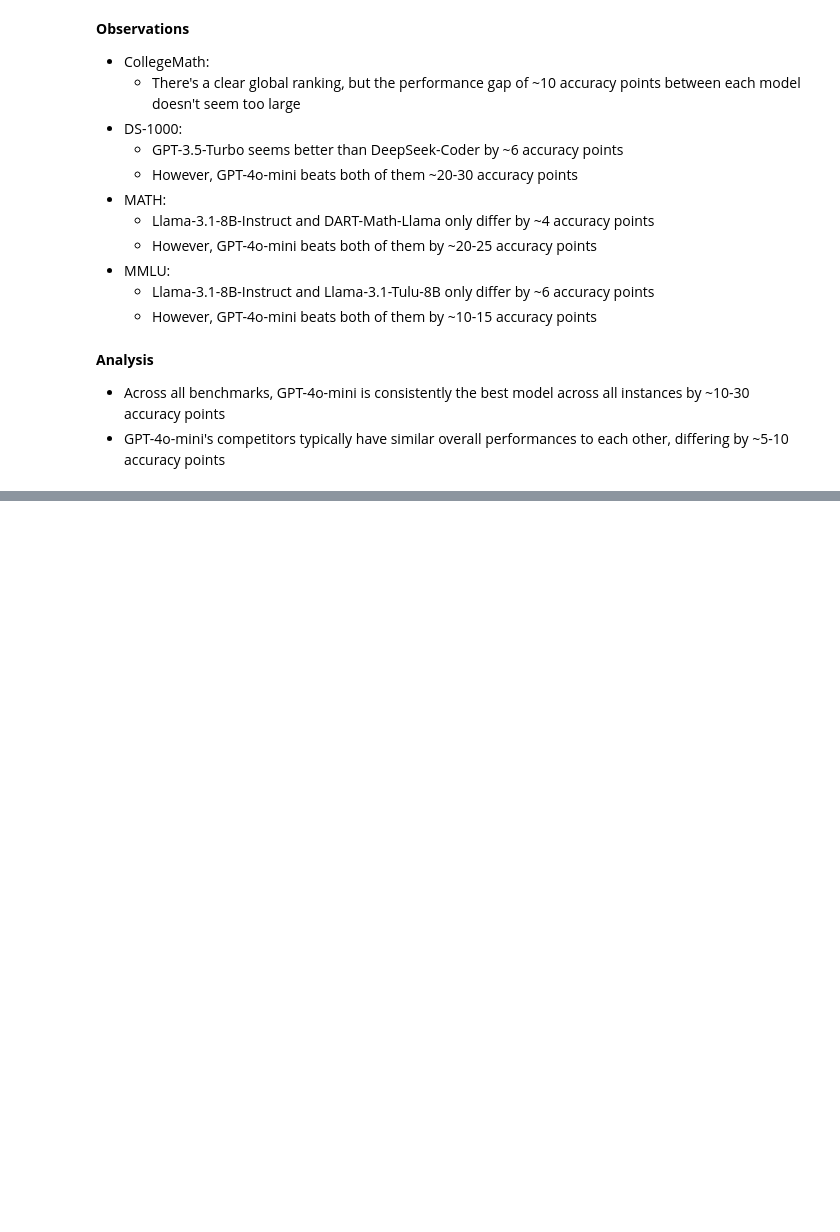
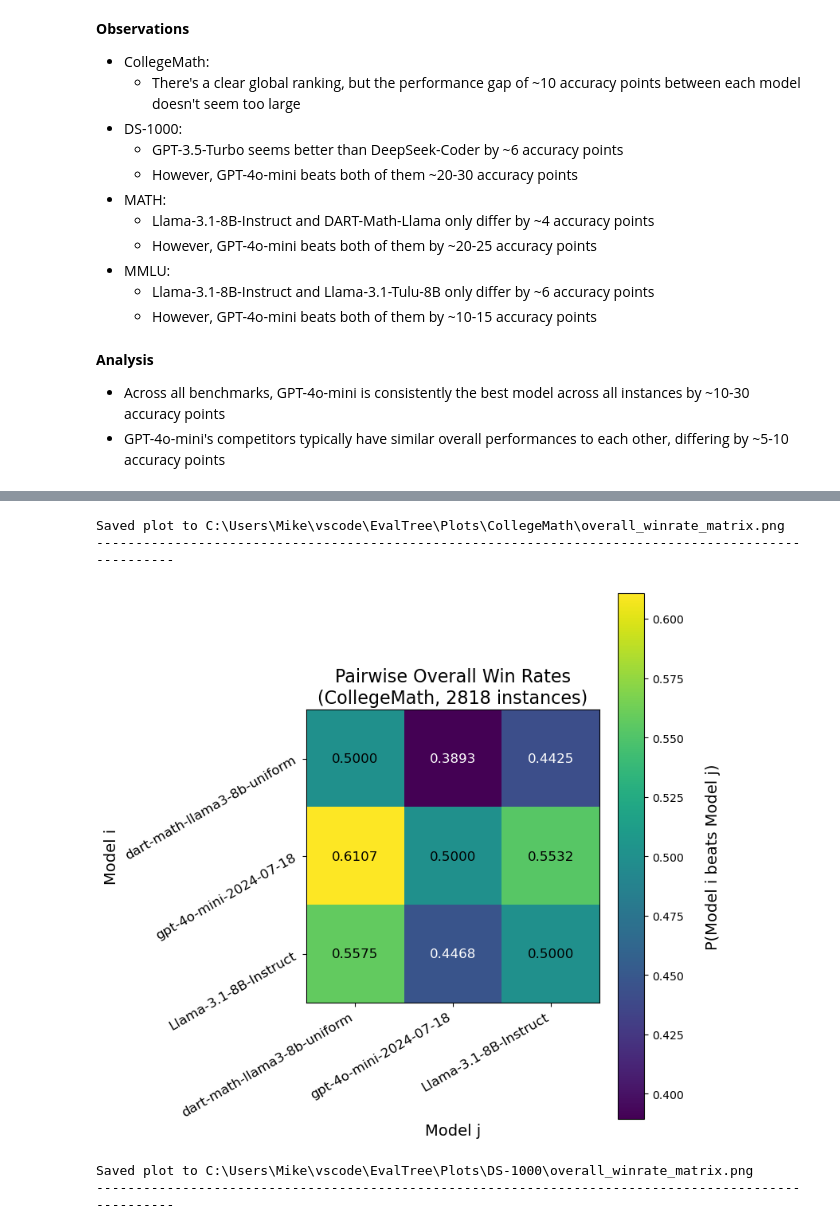
Before and after one commit to mpg05883/EvalTree, a Jupyter notebook: Notebooks/performance_analysis.ipynb, the cells around one changed output, grey strips where cells are left out. Cells and saved outputs as stored; diff of their text form; code cells hidden in the pictures; blank space fills up the shorter version.

Commit message:
Added overall win rate analysis

```diff
--- a/Notebooks/performance_analysis.ipynb
+++ b/Notebooks/performance_analysis.ipynb
@@ -286,0 +229,80 @@ FileNotFoundError: [Errno 2] No such file or directory: 'C:\\Users\\Mike\\vscode
+# %%
+figsize = (8, 8)
+label_rotation = 30
+annotation_fontsize = 12
+tick_fontsize = annotation_fontsize
+label_fontsize = 14
+title_fontsize = 16
+
+
+for dataset, df in dataset_to_df.items():
+    models, num_models = df.columns, len(df.columns)
+    winrate_matrix = np.zeros((num_models, num_models), dtype=float)
+    std_matrix = np.zeros((num_models, num_models), dtype=float)
+
+    # Compute pairwise win rates
+    for i, model_i in enumerate(models):
+        for j, model_j in enumerate(models):
+            scores_i, scores_j = df[model_i], df[model_j]
+            winrate_matrix[i, j] = (
+                0.5 if i == j else winrate(scores_i, scores_j, include_ties=True)
+            )
+
+    winrate_df = pd.DataFrame(winrate_matrix, index=models, columns=models)
+
+    plt.figure(figsize=figsize)
+    im = plt.imshow(winrate_df.values)
+
+    # Add text annotations with win rate
+    for i in range(num_models):
+        for j in range(num_models):
+            wr = winrate_df.values[i, j]
+            text_color = "white" if wr < 0.5 else "black"
+            plt.text(
+                j,
+                i,
+                f"{wr:.4f}",
+                ha="center",
+                va="center",
+                color=text_color,
+                fontsize=annotation_fontsize,
+            )
+
+    plt.tick_params(axis="both", labelsize=tick_fontsize)
+    plt.xticks(
+        range(len(winrate_df.columns)),
+        winrate_df.columns,
+        rotation=label_rotation,
+        ha="right",
+    )
+    plt.yticks(
+        range(len(winrate_df.index)),
+        winrate_df.index,
+        rotation=label_rotation,
+        ha="right",
+    )
+    plt.title(
+        f"Pairwise Overall Win Rates\n({dataset}, {len(df)} instances)",
+        fontsize=title_fontsize,
+    )
+    plt.xlabel("Model j", fontsize=label_fontsize)
+    plt.ylabel("Model i", fontsize=label_fontsize)
+
+    cbar = plt.colorbar(im)
+    cbar.set_label(
+        "\nP(Model i beats Model j)\n",
+        fontsize=label_fontsize,
+    )
+    plt.tight_layout()
+
+    out_path = resolve_plots_dir() / dataset / "overall_winrate_matrix.png"
+    out_path.parent.mkdir(parents=True, exist_ok=True)
+    plt.savefig(out_path)
+    print(f"Saved plot to {out_path}\n{'-' * 100}")
+    plt.show()
+# %% [output]
+Saved plot to C:\Users\Mike\vscode\EvalTree\Plots\CollegeMath\overall_winrate_matrix.png
+----------------------------------------------------------------------------------------------------
+[figure, added]
+Saved plot to C:\Users\Mike\vscode\EvalTree\Plots\DS-1000\overall_winrate_matrix.png
+----------------------------------------------------------------------------------------------------
```
Also changed, not shown: parts of 12 cells of this notebook, 8 other files.
